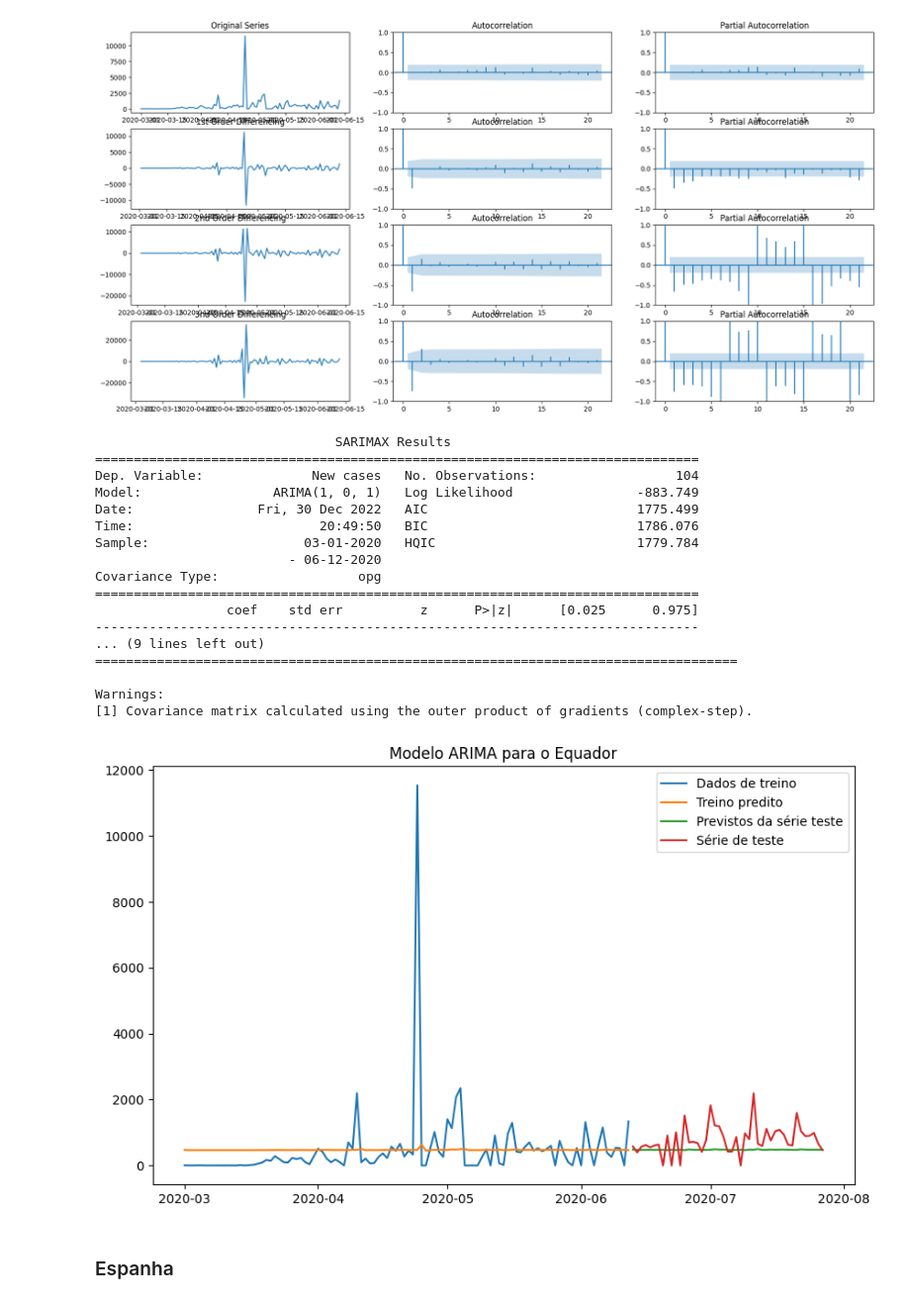
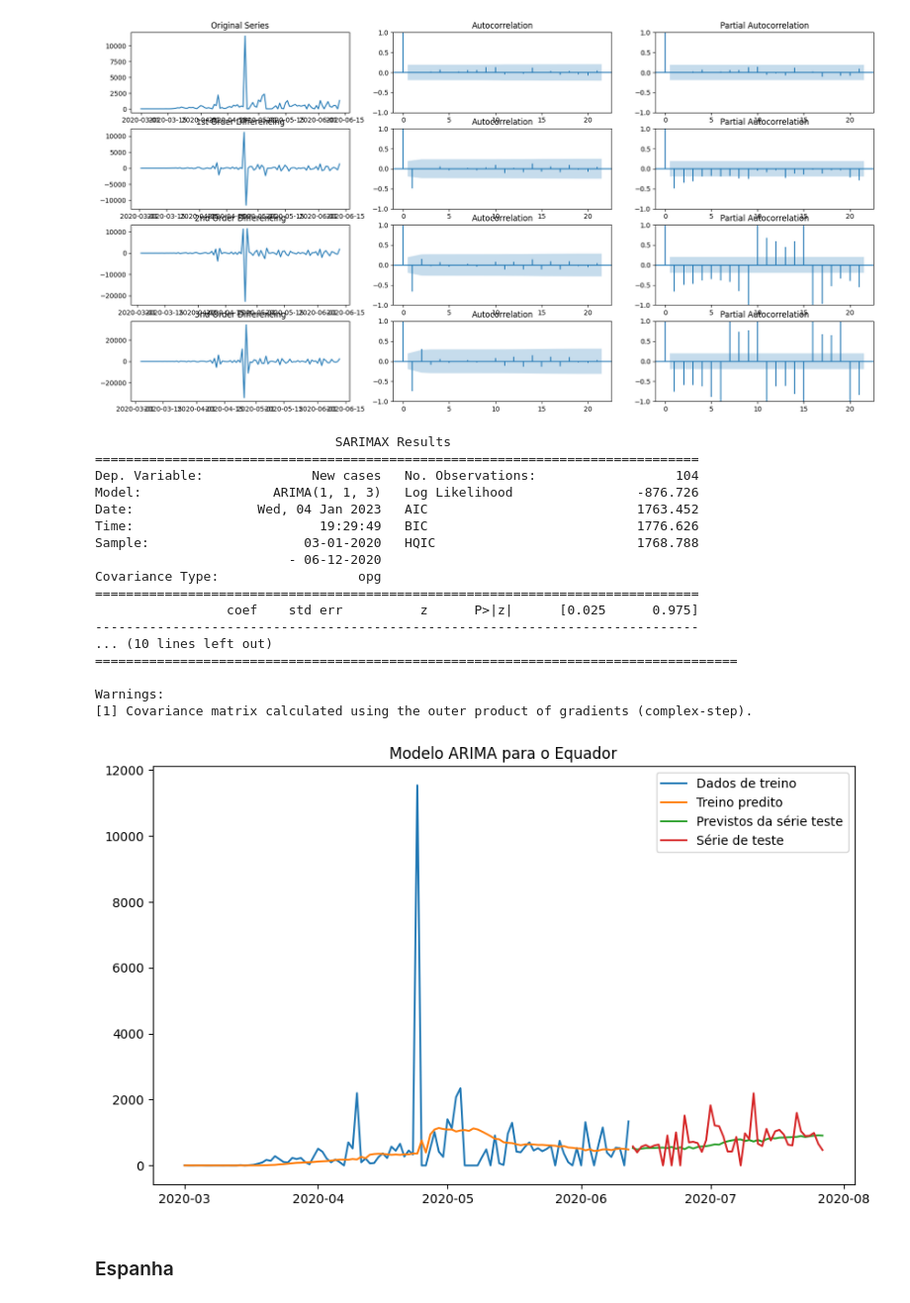
Before and after one commit to duartejr/bootcamp-covid-research, a Jupyter notebook: reports/notebooks/modelo_arima.ipynb, the cells around one changed output. Shown at 99% size. Drawn from its saved outputs; the diff is of its cells as text; code cells hidden in the pictures.

```diff
--- a/reports/notebooks/modelo_arima.ipynb
+++ b/reports/notebooks/modelo_arima.ipynb
@@ -746,26 +746,26 @@ ADF Statistic 3th order: -6.660682
 p-value: 0.000000
 [figure]
 # %%
-arima_model(train_data, test_data, p=1, q=1, model_name='ARIMA', country='Equador', save_model='EC')
+arima_model(train_data, test_data, p=1, d=1, q=3, model_name='ARIMA', country='Equador', save_model='EC')
 # %% [output]
                                SARIMAX Results
 ==============================================================================
 Dep. Variable:              New cases   No. Observations:                  104
-Model:                 ARIMA(1, 0, 1)   Log Likelihood                -883.749
-Date:                Fri, 30 Dec 2022   AIC                           1775.499
-Time:                        20:49:50   BIC                           1786.076
-Sample:                    03-01-2020   HQIC                          1779.784
+Model:                 ARIMA(1, 1, 3)   Log Likelihood                -876.726
+Date:                Wed, 04 Jan 2023   AIC                           1763.452
+Time:                        19:29:49   BIC                           1776.626
+Sample:                    03-01-2020   HQIC                          1768.788
                          - 06-12-2020
 Covariance Type:                  opg
 ==============================================================================
                  coef    std err          z      P>|z|      [0.025      0.975]
 ------------------------------------------------------------------------------
-... (9 lines left out)
+... (10 lines left out)
 ===================================================================================
 
 Warnings:
 [1] Covariance matrix calculated using the outer product of gradients (complex-step).
-[figure, old version]
+[figure, new version]
 # %% [markdown]
 ### Espanha
 # %% [markdown]
```
Also changed, not shown: parts of 6 cells of this notebook, 4 other files.
